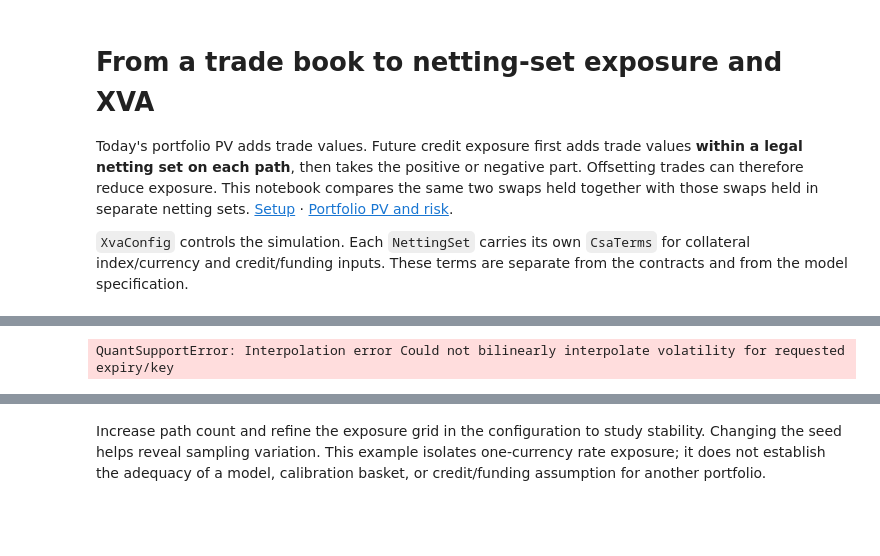
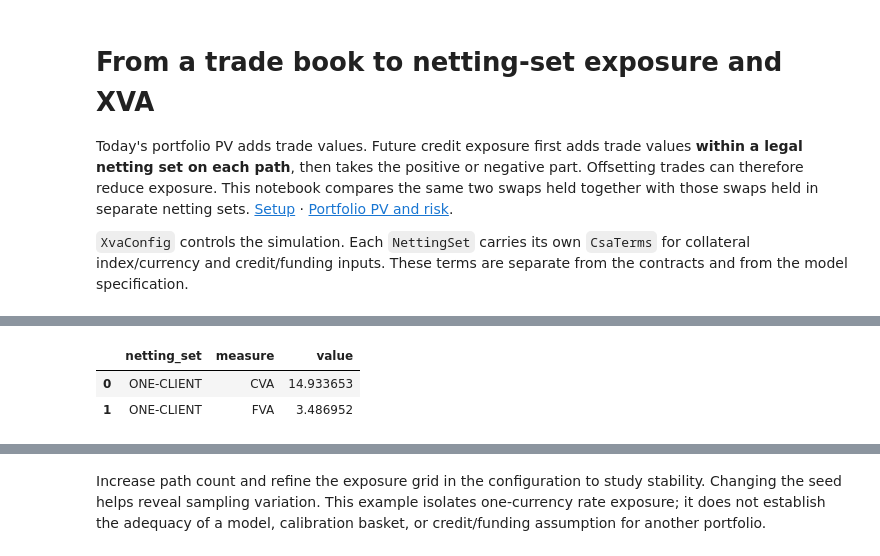
Before and after one commit to jmelo11/quantsupport, a Jupyter notebook: bindings/python/examples/cva/xva.ipynb, the cells around one changed output, grey strips where cells are left out. Saved outputs shown, nothing was run; the diff lists cells and outputs as text; code cells hidden in the pictures; blank space fills up the shorter version.

```diff
--- a/bindings/python/examples/cva/xva.ipynb
+++ b/bindings/python/examples/cva/xva.ipynb
@@ -48,82 +62,55 @@ variation-margin agreement with thresholds and margin-call mechanics here.
 # %%
-def swap(
-    identifier,
-    notional,
-    side,
-):
+def swap(identifier, notional, side):
     instrument = qs.Swap(
         identifier=identifier,
         start_date=ref,
         maturity_date=ref + "3Y",
         notional=notional,
         fixed_rate=0.045,
         currency=qs.Currency.USD,
         market_index=qs.MarketIndex.SOFR,
     )
     return qs.Trade(instrument, ref, side)
 
 
-receive = swap(
-    "RECEIVE",
-    1_000_000,
-    qs.Side.LongReceive,
-)
-pay = swap(
-    "PAY",
-    800_000,
-    qs.Side.PayShort,
-)
-csa = qs.CsaTerms(
-    collateral_index=qs.MarketIndex.SOFR,
-    collateral_currency=qs.Currency.USD,
-    credit_spread=0.01,
-    recovery=0.40,
-    funding_spread=0.005,
-)
+receive = swap("RECEIVE", 1_000_000, qs.Side.LongReceive)
+pay = swap("PAY", 800_000, qs.Side.PayShort)
+csa_spec = read_configuration("cva", "csa_terms.json")
+csa = qs.CsaTerms.from_dict(csa_spec)
+assert csa.credit_index == qs.MarketIndex.credit("CORPORATE-A")
+assert csa.funding_spread_curve is not None
+assert csa.variation_margin and csa.minimum_transfer_amount == 500.0
 
 
 def run_exposure(netting_sets):
-    context = qs.PricingContext(
+    with qs.PricingContext(
         quotes=market.quotes,
         curves=market.curves,
+        credit_curves=market.credit_curves,
         csa_policy=market.csa_policy,
         volatility_surfaces=market.volatility_surfaces,
-    )
-    context.initialize()
-
-    with context:
-        return context.run_xva(
-            config,
-            netting_sets=netting_sets,
-        )
+    ) as context:
+        return context.run_xva(config, netting_sets=netting_sets)
 
 
-netted = run_exposure(
-    [
-        qs.NettingSet(
-            "ONE-CLIENT",
-            [receive, pay],
-            csa,
-        )
-    ]
+netted = run_exposure([qs.NettingSet("ONE-CLIENT", [receive, pay], csa)])
+separate = run_exposure([
+    qs.NettingSet("CLIENT-A", [receive], csa),
+    qs.NettingSet("CLIENT-B", [pay], csa),
+])
+credit_parameters = netted.sensitivities["parameter"].str.contains(
+    "CVA.Cds_CORPORATE-A", regex=False
 )
-separate = run_exposure(
-    [
-        qs.NettingSet(
-            "CLIENT-A",
-            [receive],
-            csa,
-        ),
-        qs.NettingSet(
-            "CLIENT-B",
-            [pay],
-            csa,
-        ),
-    ]
+funding_parameters = netted.sensitivities["parameter"].str.contains(
+    "FVA.funding_spread.", regex=False
 )
+assert credit_parameters.any() and funding_parameters.any()
+assert np.isfinite(netted.xva_values["value"]).all()
 netted.xva_values
 # %% [output]
-QuantSupportError: Interpolation error Could not bilinearly interpolate volatility for requested expiry/key
+|  | netting_set | measure | value |
+| 0 | ONE-CLIENT | CVA | 14.933653 |
+| 1 | ONE-CLIENT | FVA | 3.486952 |
 # %% [markdown]
 ## Retrieve the three result views
 
```
Also changed, not shown: parts of 8 cells of this notebook, 14 other files.
